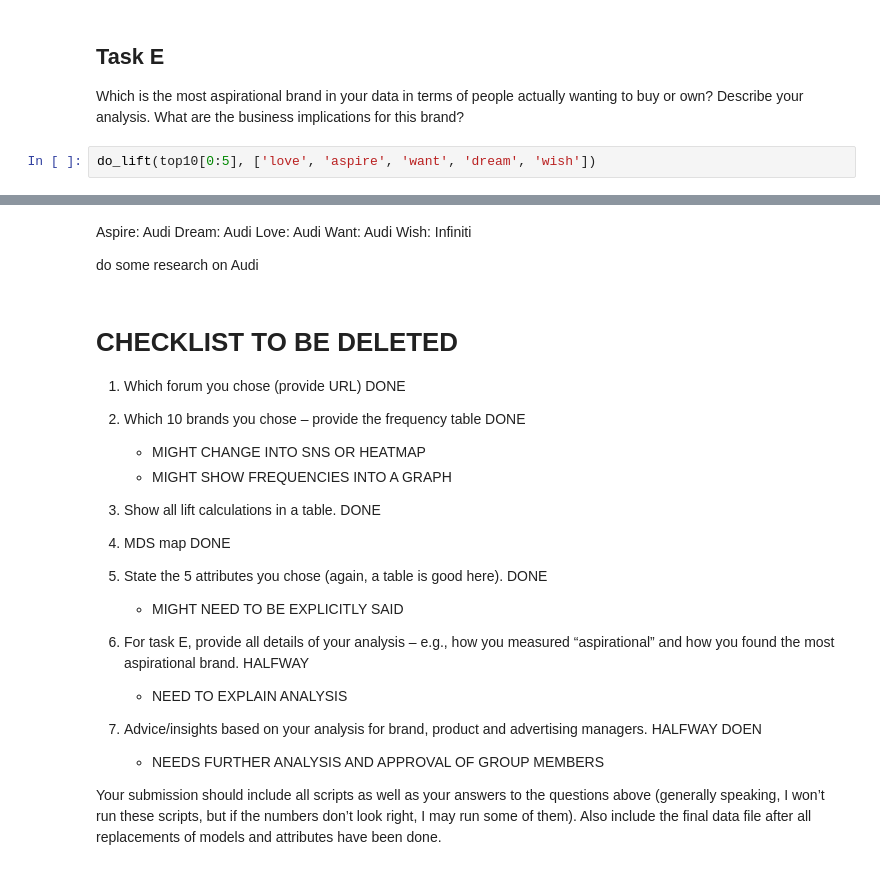
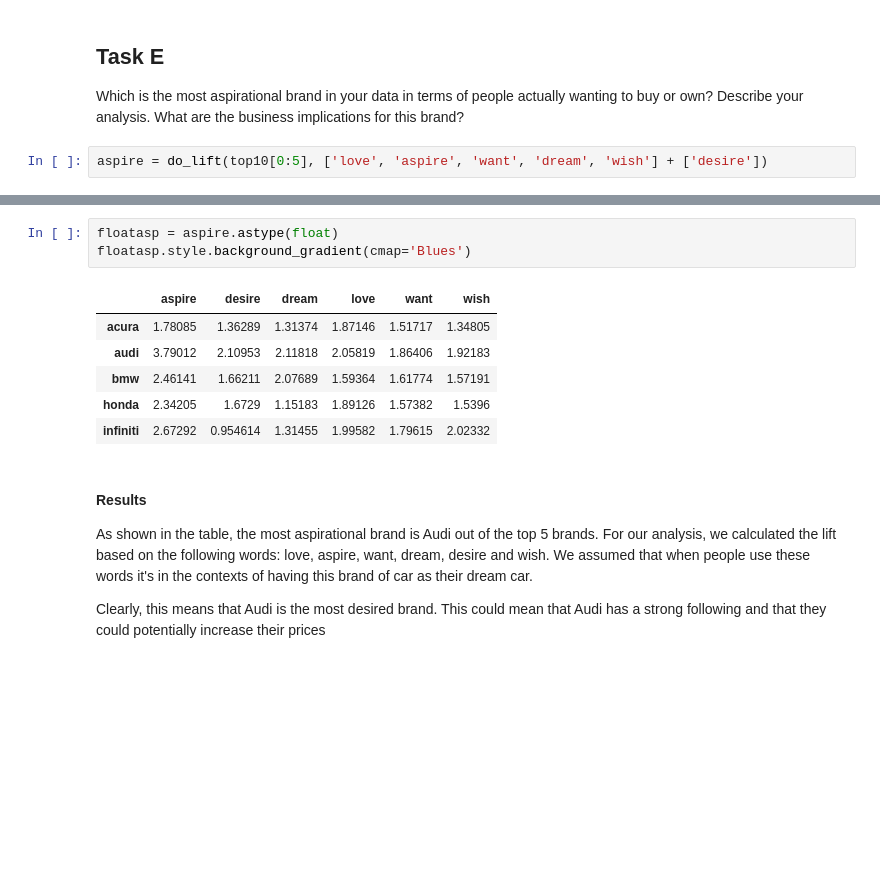
Before and after one commit to abhi-vik/ugc-analytics, a Jupyter notebook: assignments/first/Lift.ipynb, the cells around one changed output, grey strips where cells are left out. Cells and saved outputs as stored; diff of their text form; blank space fills up the shorter version.

```diff
--- a/assignments/first/Lift.ipynb
+++ b/assignments/first/Lift.ipynb
@@ -338,4 +321,4 @@ usually used in comparisons?
 
 Which is the most aspirational brand in your data in terms of people actually wanting to buy or own? Describe your analysis. What are the business implications for this brand?
 # %%
-do_lift(top10[0:5], ['love', 'aspire', 'want', 'dream', 'wish'])
+aspire = do_lift(top10[0:5], ['love', 'aspire', 'want', 'dream', 'wish'] + ['desire'])
@@ -349,26 +325,16 @@ do_lift(top10[0:5], ['love', 'aspire', 'want', 'dream', 'wish'])
-# %% [markdown]
-Aspire: Audi
-Dream: Audi
-Love: Audi
-Want: Audi
-Wish: Infiniti
-
-do some research on Audi
-# %% [markdown]
-# CHECKLIST TO BE DELETED
-
-1.    Which forum you chose (provide URL)  DONE
-2.    Which 10 brands you chose – provide the frequency table DONE
-        - MIGHT CHANGE INTO SNS OR HEATMAP
-        - MIGHT SHOW FREQUENCIES INTO A GRAPH
-3.    Show all lift calculations in a table. DONE
-4.    MDS map DONE
-5.    State the 5 attributes you chose (again, a table is good here). DONE
-        - MIGHT NEED TO BE EXPLICITLY SAID
-6.    For task E, provide all details of your analysis – e.g., how you measured “aspirational” and how you found the most aspirational brand. HALFWAY
-        - NEED TO EXPLAIN ANALYSIS
-
-7.    Advice/insights based on your analysis for brand, product and advertising managers.  HALFWAY DOEN
-        - NEEDS FURTHER ANALYSIS AND APPROVAL OF GROUP MEMBERS
-
-Your submission should include all scripts as well as your answers to the questions above (generally speaking, I won’t run these scripts, but if the numbers don’t look right, I may run some of them). Also include the final data file after all replacements of models and attributes have been done.
+# %%
+floatasp = aspire.astype(float)
+floatasp.style.background_gradient(cmap='Blues')
+# %% [output]
+|  | aspire | desire | dream | love | want | wish |
+| acura | 1.78085 | 1.36289 | 1.31374 | 1.87146 | 1.51717 | 1.34805 |
+| audi | 3.79012 | 2.10953 | 2.11818 | 2.05819 | 1.86406 | 1.92183 |
+| bmw | 2.46141 | 1.66211 | 2.07689 | 1.59364 | 1.61774 | 1.57191 |
+| honda | 2.34205 | 1.6729 | 1.15183 | 1.89126 | 1.57382 | 1.5396 |
+| infiniti | 2.67292 | 0.954614 | 1.31455 | 1.99582 | 1.79615 | 2.02332 |
+# %% [markdown]
+#### Results
+
+As shown in the table, the most aspirational brand is Audi out of the top 5 brands. For our analysis, we calculated the lift based on the following words: love, aspire, want, dream, desire and wish. We assumed that when people use these words it's in the contexts of having this brand of car as their dream car.
+
+Clearly, this means that Audi is the most desired brand. This could mean that Audi has a strong following and that they could potentially increase their prices
```
Also changed, not shown: parts of 18 cells of this notebook.
